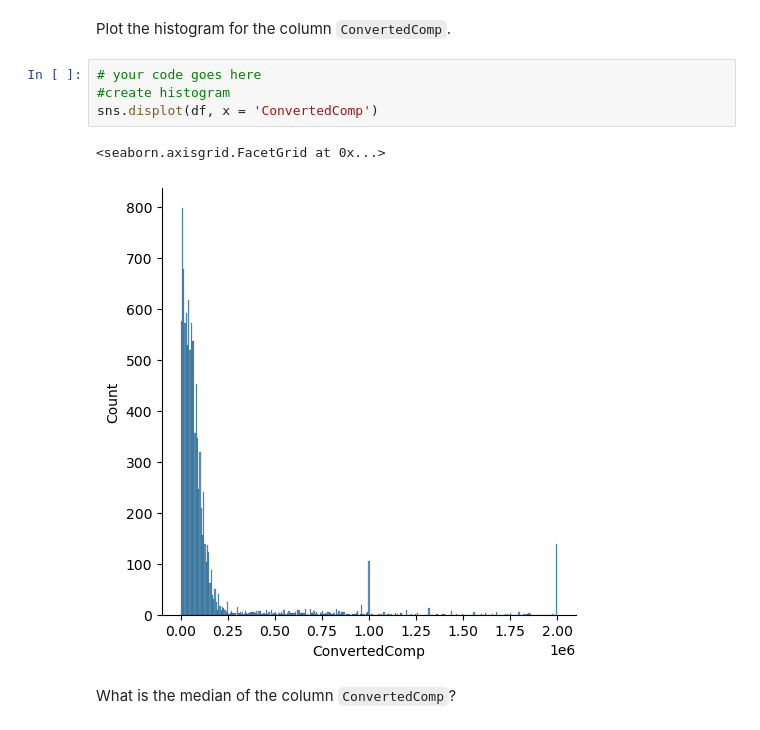
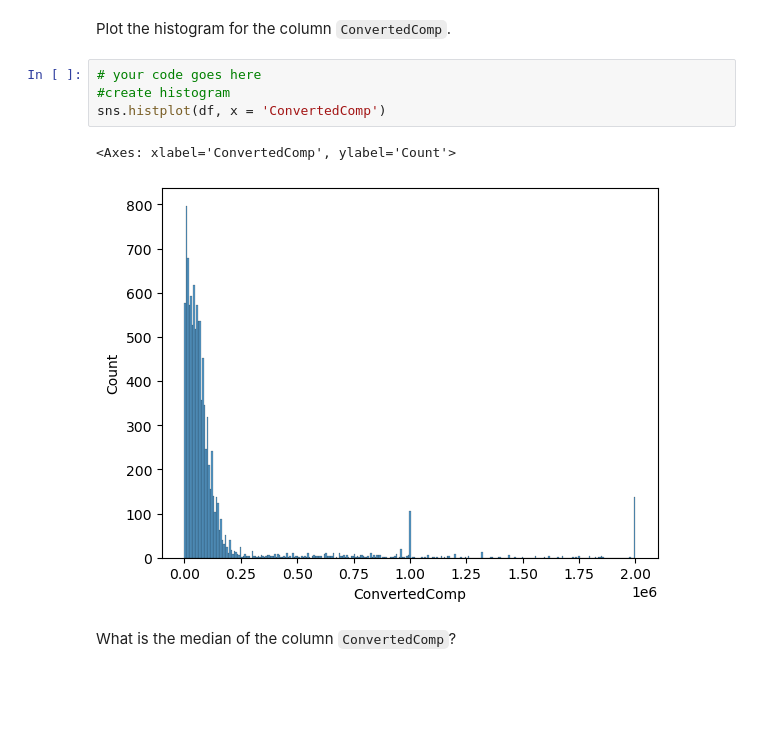
Before and after one commit to martinebronnguyen/Capstone-Project, a Jupyter notebook: w3/M3ExploratoryDataAnalysis-lab.ipynb, the cells around one changed output. Saved outputs shown, nothing was run; the diff lists cells and outputs as text; blank space fills up the shorter version.

```diff
--- a/w3/M3ExploratoryDataAnalysis-lab.ipynb
+++ b/w3/M3ExploratoryDataAnalysis-lab.ipynb
@@ -73,10 +73,10 @@ Plot the histogram for the column `ConvertedComp`.
 # %%
 # your code goes here
 #create histogram
-sns.displot(df, x = 'ConvertedComp')
+sns.histplot(df, x = 'ConvertedComp')
 # %% [output]
-<seaborn.axisgrid.FacetGrid at 0x...>
+<Axes: xlabel='ConvertedComp', ylabel='Count'>
-[figure, old version]
+[figure, new version]
 # %% [markdown]
 What is the median of the column `ConvertedComp`?
 # %%
```
Also changed, not shown: 1 other file.
